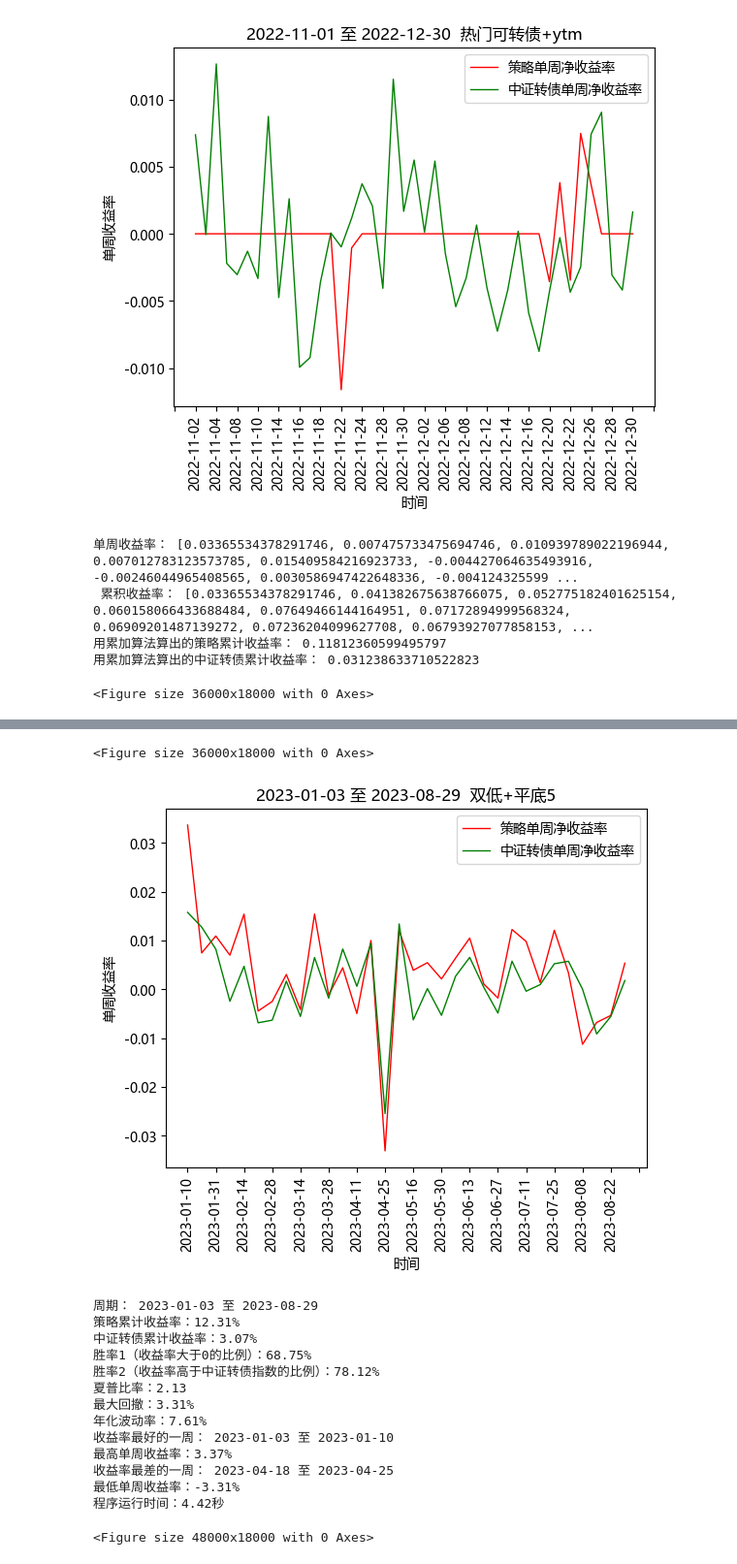
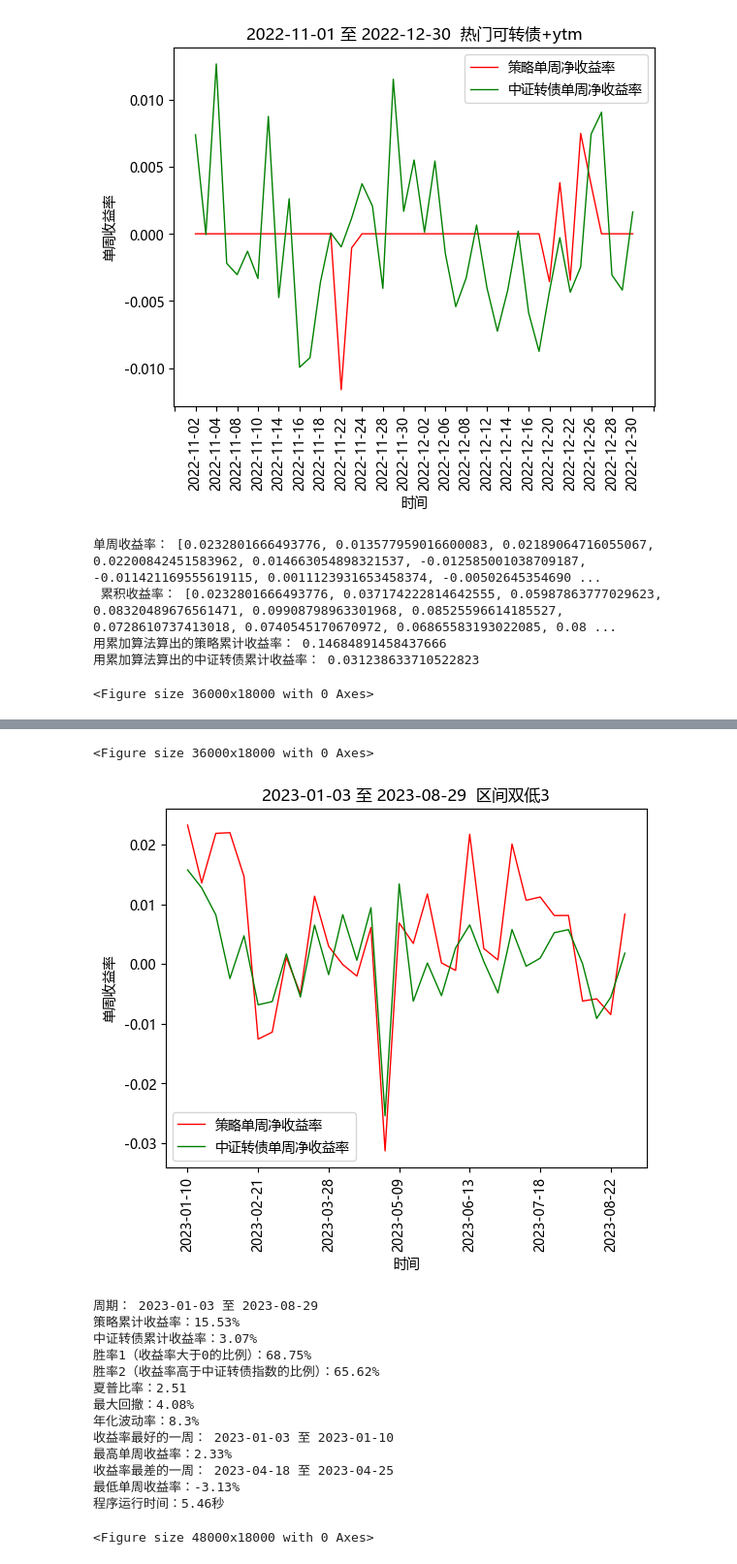
Before and after one commit to Big-ZhangCG/DB_FROM_20230811, a Jupyter notebook: mywork_ByZCG/backtest.ipynb, the cells around one changed output, grey strips where cells are left out. Shown at 97% size. Drawn from its saved outputs; the diff is of its cells as text; code cells hidden in the pictures.

```diff
--- a/mywork_ByZCG/backtest.ipynb
+++ b/mywork_ByZCG/backtest.ipynb
@@ -415,7 +415,7 @@ test_day_list = [('2021-07-01','2021-12-31'),('2022-01-01','2022-06-30'),('2022-
 start_time = time.time()
 
 # 回测单个策略（这样速度更快）
-names_and_which_day = [('双低+平底5（全量数据DTBS，用于回测）.xlsx','tue')]
+names_and_which_day = [('区间双低3（全量数据DTBS，用于回测）.xlsx','tue')]
 test_day_list = [('2023-01-01','2023-08-29')]
 
 
@@ -434,7 +434,7 @@ for start_day,end_day in test_day_list:
         profit = get_period_profit(trade_dates_list, my_position, A_DF)
 
         # 调用画图函数，更改tick_spacing的值可以调整打印密度
-        weekly_return, cumulative_return, zi_weekly_return, zi_cumulative_return = display(profit, trade_dates_list, C_DF , photo_title = name[ : name.index('（')], tick_spacing = 2)
+        weekly_return, cumulative_return, zi_weekly_return, zi_cumulative_return = display(profit, trade_dates_list, C_DF , photo_title = name[ : name.index('（')], tick_spacing = 5)
 
         # 计算各类指标
         calculate_indicators(trade_dates_list, weekly_return, cumulative_return, zi_weekly_return, zi_cumulative_return)
@@ -444,8 +444,8 @@ run_time = end_time - start_time
 # 输出运行时间
 print(f"程序运行时间：{run_time:.2f}秒")
 # %% [output]
-单周收益率： [0.03365534378291746, 0.007475733475694746, 0.010939789022196944, 0.007012783123573785, 0.015409584216923733, -0.004427064635493916, -0.00246044965408565, 0.0030586947422648336, -0.004124325599 ...
- 累积收益率： [0.03365534378291746, 0.041382675638766075, 0.052775182401625154, 0.060158066433688484, 0.07649466144164951, 0.07172894999568324, 0.06909201487139272, 0.07236204099627708, 0.06793927077858153, ...
-用累加算法算出的策略累计收益率： 0.11812360599495797
+单周收益率： [0.0232801666493776, 0.013577959016600083, 0.02189064716055067, 0.02200842451583962, 0.014663054898321537, -0.012585001038709187, -0.011421169555619115, 0.0011123931653458374, -0.00502645354690 ...
+ 累积收益率： [0.0232801666493776, 0.037174222814642555, 0.05987863777029623, 0.08320489676561471, 0.09908798963301968, 0.08525596614185527, 0.0728610737413018, 0.0740545170670972, 0.06865583193022085, 0.08 ...
+用累加算法算出的策略累计收益率： 0.14684891458437666
 用累加算法算出的中证转债累计收益率： 0.031238633710522823
 <Figure size 36000x18000 with 0 Axes>
@@ -453,18 +453,18 @@ print(f"程序运行时间：{run_time:.2f}秒")
 <Figure size 36000x18000 with 0 Axes>
-[figure, old version]
+[figure, new version]
 周期： 2023-01-03 至 2023-08-29
-策略累计收益率：12.31%
+策略累计收益率：15.53%
 中证转债累计收益率：3.07%
 胜率1（收益率大于0的比例）：68.75%
-胜率2（收益率高于中证转债指数的比例）：78.12%
-夏普比率：2.13
-最大回撤：3.31%
-年化波动率：7.61%
+胜率2（收益率高于中证转债指数的比例）：65.62%
+夏普比率：2.51
+最大回撤：4.08%
+年化波动率：8.3%
 收益率最好的一周： 2023-01-03 至 2023-01-10
-最高单周收益率：3.37%
+最高单周收益率：2.33%
 收益率最差的一周： 2023-04-18 至 2023-04-25
-最低单周收益率：-3.31%
-程序运行时间：4.42秒
+最低单周收益率：-3.13%
+程序运行时间：5.46秒
 # %%
 # 跑1个回测周期,获得多个策略的单周收益率、累计收益率对比图
 # 根据需要更改test_day_list回测周期，names策略
```
Also changed, not shown: parts of 1 cell of this notebook, 32 other files.
